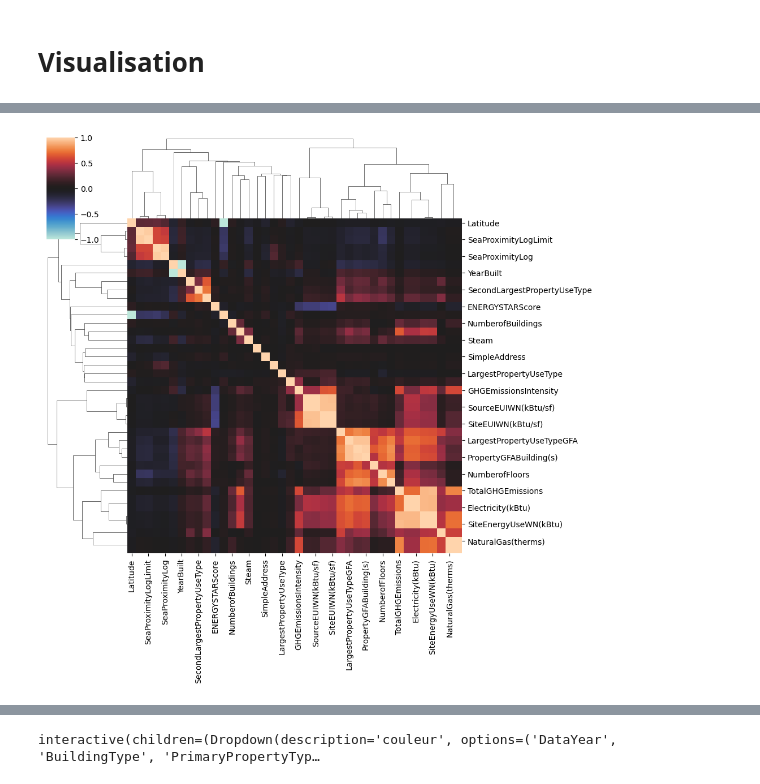
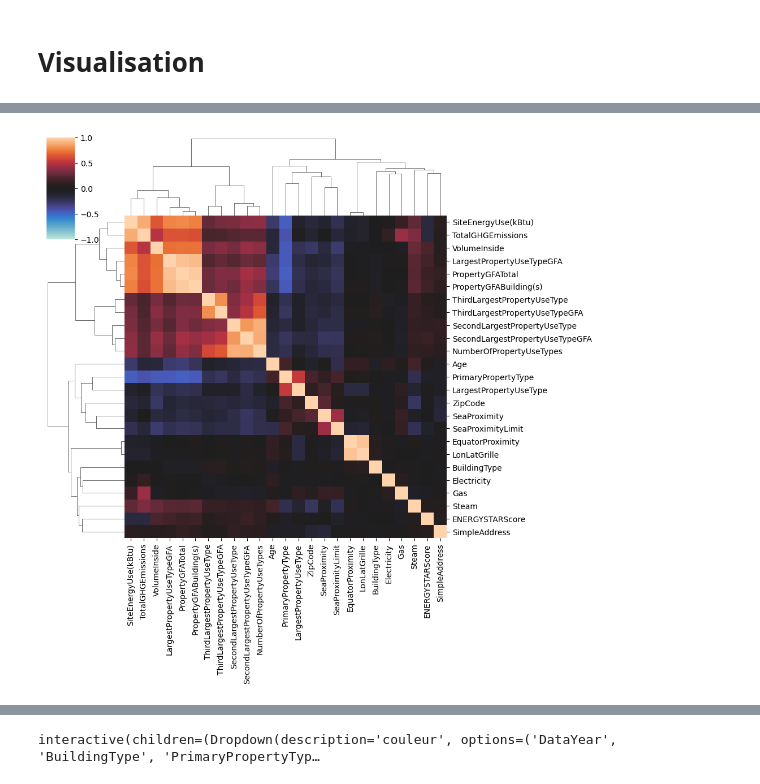
Before and after one commit to CeVague/Projet_4-Anticipez_besoins_consommation_batiments, a Jupyter notebook: Exploration.ipynb, the cells around one changed output, grey strips where cells are left out. Saved outputs shown, nothing was run; the diff lists cells and outputs as text; code cells hidden in the pictures.

```diff
--- a/Exploration.ipynb
+++ b/Exploration.ipynb
@@ -348,4 +501,6 @@ data['ZipCode'] = data['ZipCode'].cat.add_categories('').fillna('')
 # %%
+data_tmp = data[['LonLatGrille']].copy()
 data[col_cat] = OrdinalEncoder().fit_transform(data[col_cat])
+data[['LonLatGrille']] = OrdinalEncoder(categories=[ordre_grille['Coords'].to_list()]).fit_transform(data_tmp)
 # %% [markdown]
 # Export des données
@@ -355,0 +525,9 @@ update_col(data, out=False)
+# %%
+col_num_noY = [e for e in col_num if e not in col_Y]
+# %%
+data[col_num_noY] = PowerTransformer().fit_transform(data[col_num_noY])
+data[col_num_noY] = StandardScaler().fit_transform(data[col_num_noY])
+# %%
+# Normalisation des targets en mettant au log
+for c in col_Y:
+    data[c] = data[c].map(lambda x : log(x+2))
@@ -402,8 +631,8 @@ data.select_dtypes(include=['float', 'int'])
 # %%
-dataTmp = data.loc[:, 'Latitude':].select_dtypes(include=['float', 'int']).dropna().corr()
+dataTmp = data[[e for e in col_num if not '_' in e]].dropna().corr()
 h = sns.clustermap(dataTmp, vmin=-1, vmax=1, center=0)
 # %% [output]
-[figure, old version]
+[figure, new version]
 # %%
 sns.set(rc={"figure.figsize":(8, 10)})
 dendrogram(h.dendrogram_col.linkage, labels=dataTmp.columns, orientation='left');
```
Also changed, not shown: parts of 58 cells of this notebook, 1 other file.
